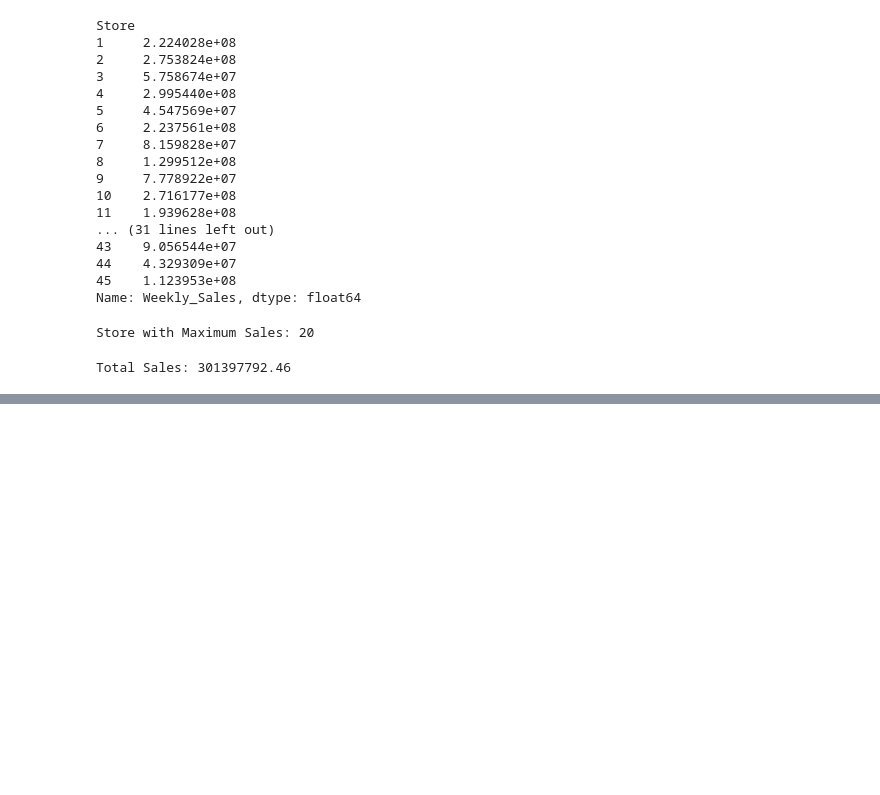
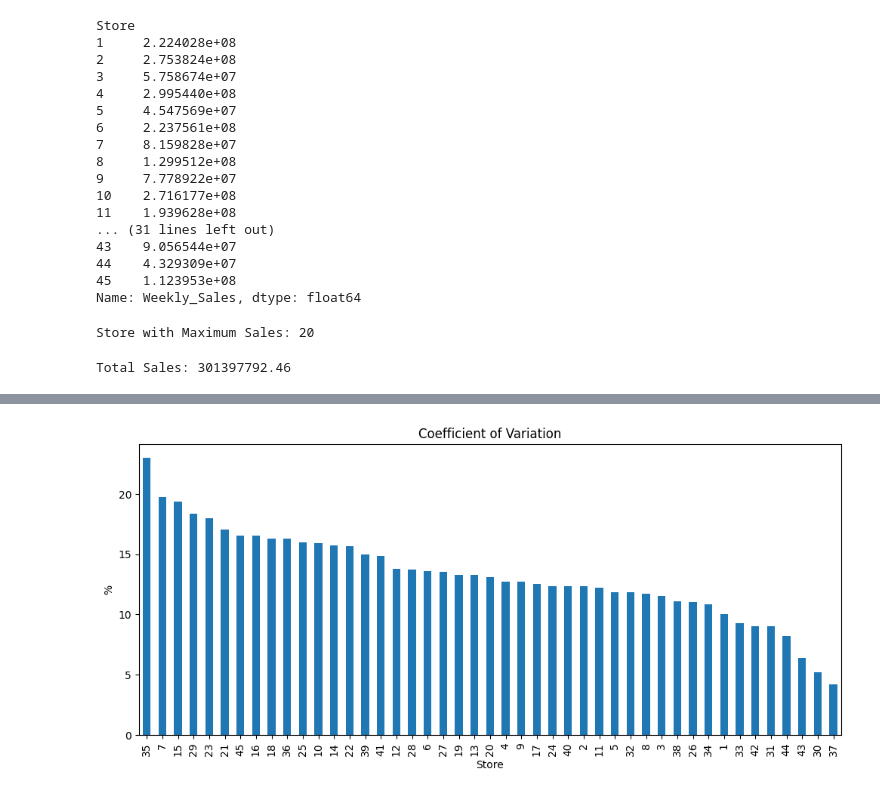
Before and after one commit to Tuffour0/Walmart, a Jupyter notebook: Walmart/walmart sales -1.ipynb, the cells around one changed output, grey strips where cells are left out. Drawn from its saved outputs; the diff is of its cells as text; code cells hidden in the pictures; blank space fills up the shorter version.

```diff
--- a/Walmart/walmart sales -1.ipynb
+++ b/Walmart/walmart sales -1.ipynb
@@ -153,0 +166,3 @@ Total Sales: 301397792.46
+# %%
+store_std = df.groupby('Store')['Weekly_Sales'].std()
+print(store_std)
@@ -153,0 +194,8 @@ Total Sales: 301397792.46
+# %%
+store_mean = df.groupby('Store')['Weekly_Sales'].mean()
+
+cv = (store_std/store_mean)*100
+
+cv = cv.sort_values(ascending=False)
+
+print(cv)
@@ -153,0 +220,8 @@ Total Sales: 301397792.46
+# %%
+plt.figure(figsize=(12,5))
+cv.plot(kind='bar')
+plt.title("Coefficient of Variation")
+plt.ylabel("%")
+plt.show()
+# %% [output]
+[figure, added]
```
Also changed, not shown: parts of 20 cells of this notebook.
